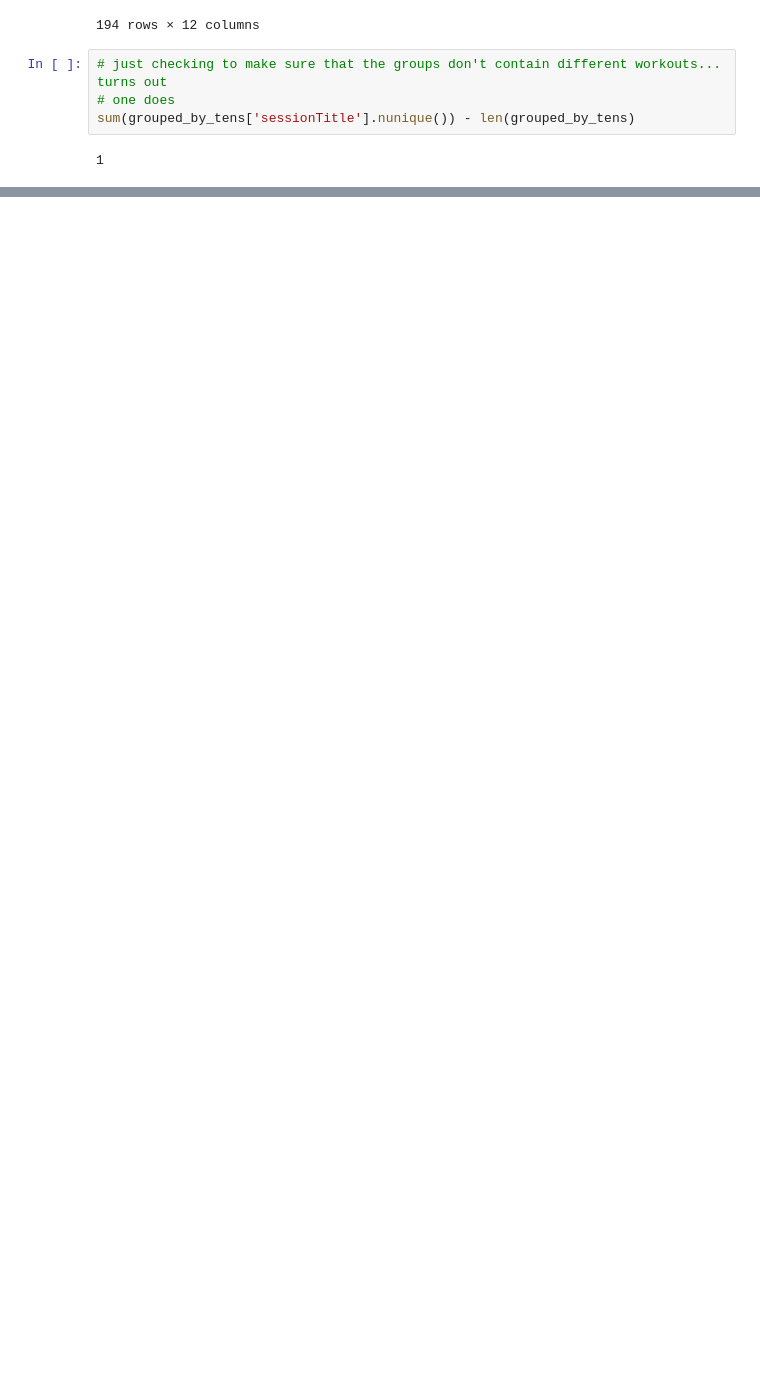
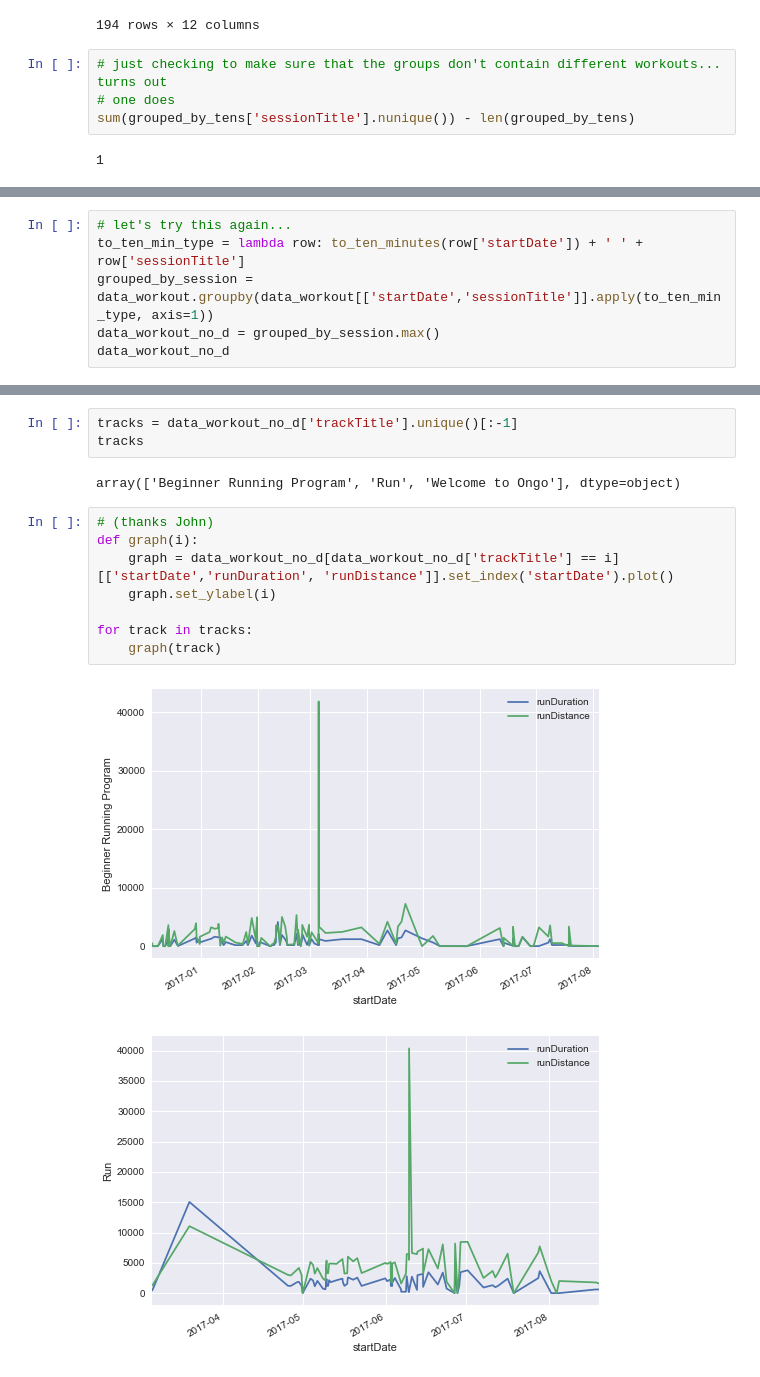
Before and after one commit to OngoDSS/Notebooks, a Jupyter notebook: workout.ipynb, the cells around one changed output, grey strips where cells are left out. Saved outputs shown, nothing was run; the diff lists cells and outputs as text; blank space fills up the shorter version.

Commit message:
Remove duplicates and add graphs

```diff
--- a/workout.ipynb
+++ b/workout.ipynb
@@ -278,3 +278,9 @@ grouped_by_tens.get_group(grouped_by_tens['sessionTitle'].nunique().idxmax())
 |  | _id | type | owner | session | sessionElement | sessionTitle | trackTitle | startDate | ... |
 | 89 | 00000000-58bc-bc80-a0e1-0c2cf7181c02 | og.outdoor | 00000000-5851-ee08-eb34-e20acc5af74e | 00000000-589c-1a8d-236f-0f7e332b4c71 | 00000000-589c-1c2f-236f-0f7e332b4c74 | Day 29: Revisit Your Baseline | Beginner Running Program | 2017-03-05 17:13:15 | ... |
 | 90 | 00000000-58bc-b97c-a0e1-0c2cf7181c01 | og.outdoor | 00000000-584e-1f39-bdee-d4102b989d01 | 00000000-58af-b33d-00f7-511ee8908bd9 | 00000000-58af-b37a-00f7-511ee8908bda | Run | Run | 2017-03-05 17:13:15 | ... |
+# %%
+# let's try this again...
+to_ten_min_type = lambda row: to_ten_minutes(row['startDate']) + ' ' + row['sessionTitle']
+grouped_by_session = data_workout.groupby(data_workout[['startDate','sessionTitle']].apply(to_ten_min_type, axis=1))
+data_workout_no_d = grouped_by_session.max()
+data_workout_no_d
@@ -280,0 +311,16 @@ grouped_by_tens.get_group(grouped_by_tens['sessionTitle'].nunique().idxmax())
+# %%
+tracks = data_workout_no_d['trackTitle'].unique()[:-1]
+tracks
+# %% [output]
+array(['Beginner Running Program', 'Run', 'Welcome to Ongo'], dtype=object)
+# %%
+# (thanks John)
+def graph(i):
+    graph = data_workout_no_d[data_workout_no_d['trackTitle'] == i][['startDate','runDuration', 'runDistance']].set_index('startDate').plot()
+    graph.set_ylabel(i)
+
+for track in tracks:
+    graph(track)
+# %% [output]
+[figure, added]
+[figure, added]
```
Also changed, not shown: parts of 3 cells of this notebook.
